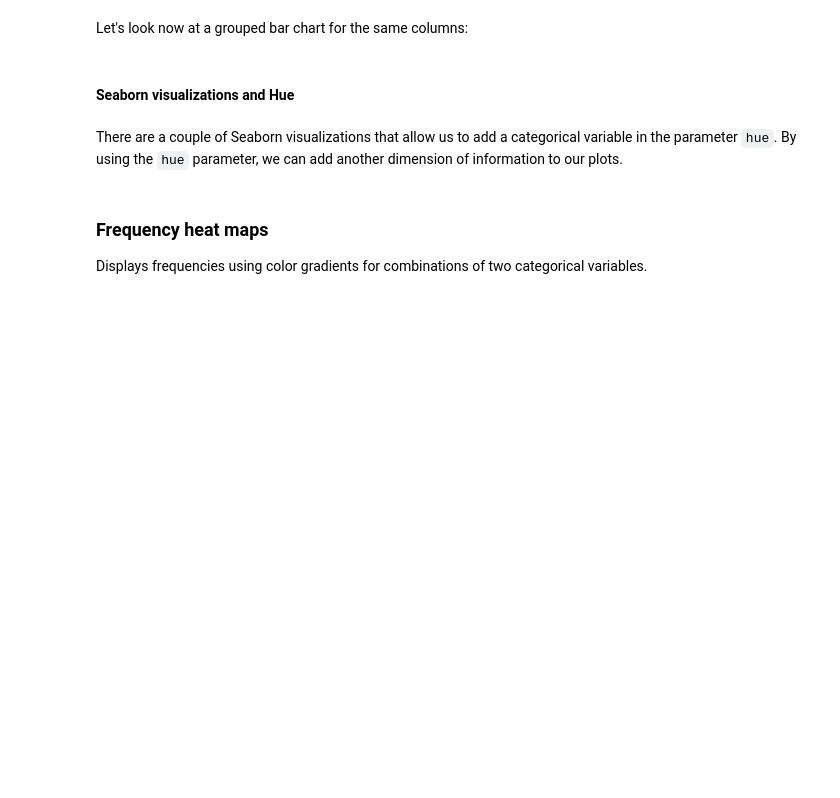
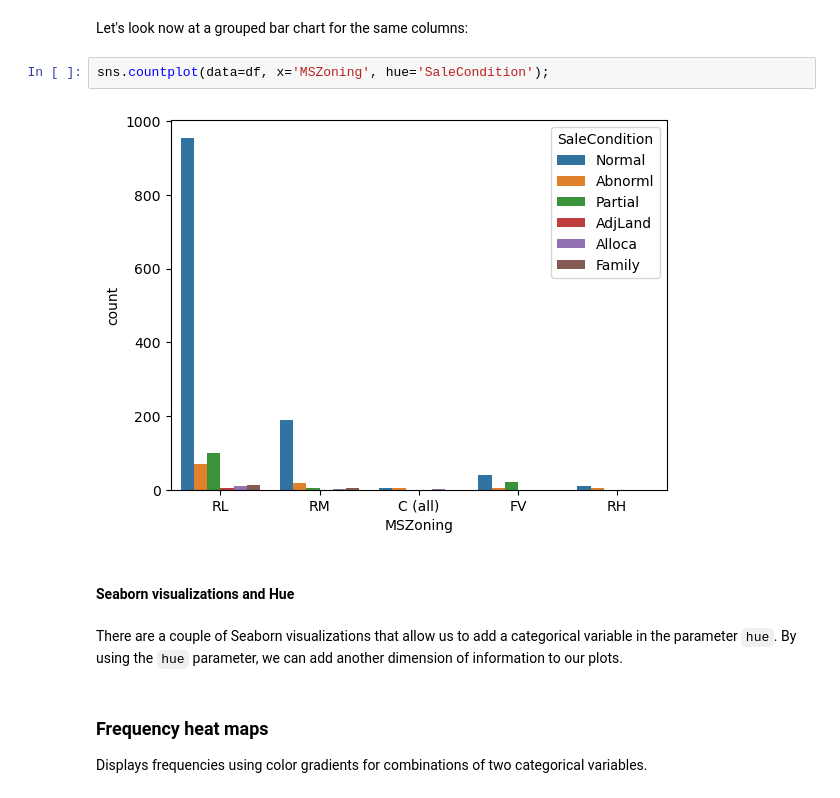
Before and after one commit to Ironhack-Data-Madrid-Enero-2024/apuntes_clase, a Jupyter notebook: semana_5/2.EDA_bivariate.ipynb, the cells around one changed output. Saved outputs shown, nothing was run; the diff lists cells and outputs as text; blank space fills up the shorter version.

```diff
--- a/semana_5/2.EDA_bivariate.ipynb
+++ b/semana_5/2.EDA_bivariate.ipynb
@@ -67,5 +179,9 @@ Visualizes the frequency or proportion of categories between two categorical var
 # %% [markdown]
 Let's look now at a grouped bar chart for the same columns:
+# %%
+sns.countplot(data=df, x='MSZoning', hue='SaleCondition');
+# %% [output]
+[figure, added]
 # %% [markdown]
 #### Seaborn visualizations and Hue
 # %% [markdown]
```
Also changed, not shown: parts of 26 cells of this notebook.
